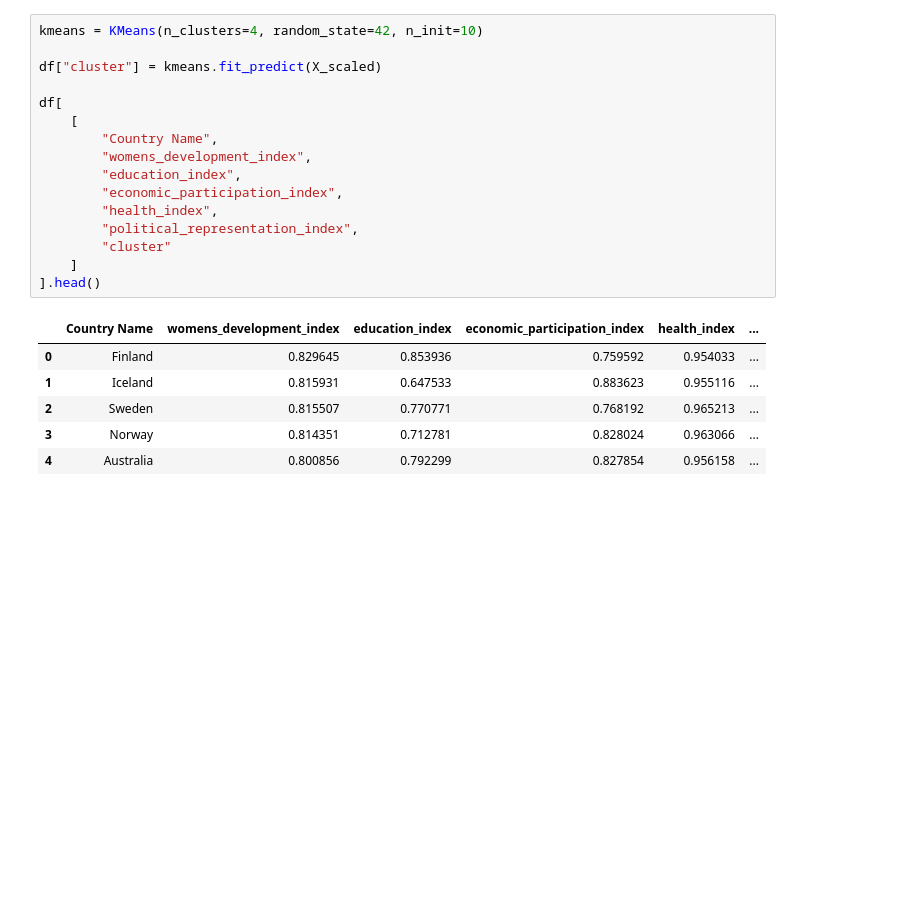
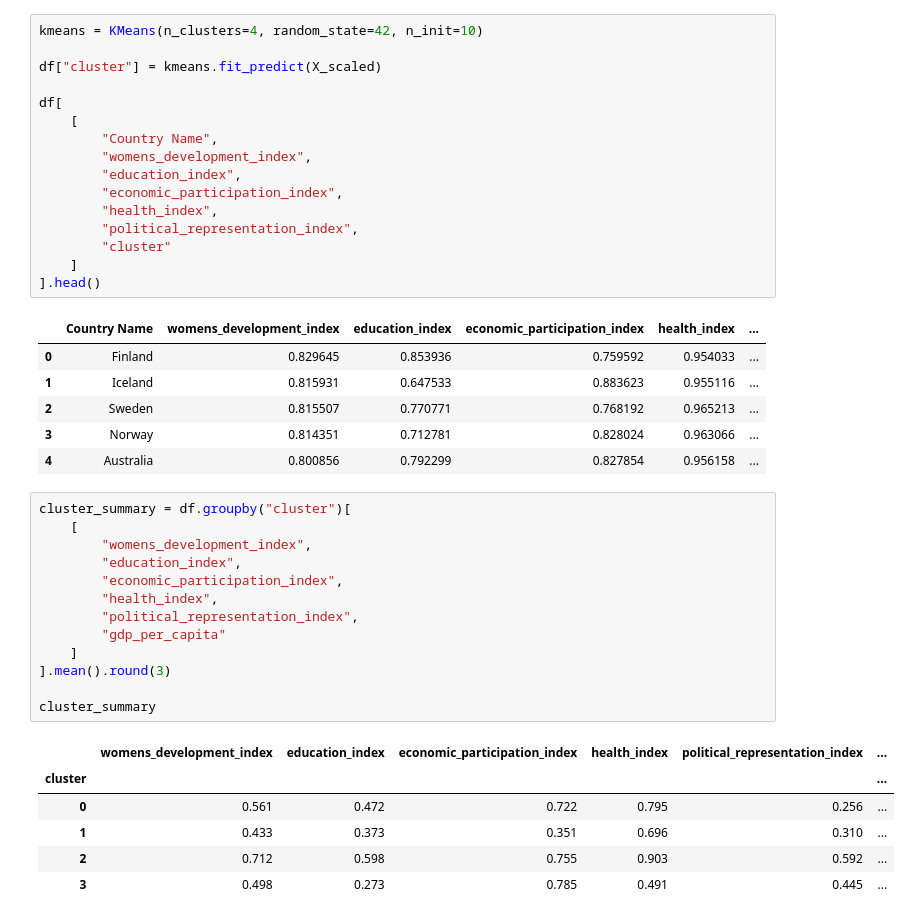
Before and after one commit to dianedalyop/Composite_IndicatorDAV_CA1, a Jupyter notebook: notebooks/clustering_analysis.ipynb, the cells around one changed output. Saved outputs shown, nothing was run; the diff lists cells and outputs as text; blank space fills up the shorter version.

```diff
--- a/notebooks/clustering_analysis.ipynb
+++ b/notebooks/clustering_analysis.ipynb
@@ -83,3 +83,23 @@ df[
 | 2 | Sweden | 0.815507 | 0.770771 | 0.768192 | 0.965213 | ... |
 | 3 | Norway | 0.814351 | 0.712781 | 0.828024 | 0.963066 | ... |
 | 4 | Australia | 0.800856 | 0.792299 | 0.827854 | 0.956158 | ... |
+# %%
+cluster_summary = df.groupby("cluster")[
+    [
+        "womens_development_index",
+        "education_index",
+        "economic_participation_index",
+        "health_index",
+        "political_representation_index",
+        "gdp_per_capita"
+    ]
+].mean().round(3)
+
+cluster_summary
+# %% [output]
+|  | womens_development_index | education_index | economic_participation_index | health_index | political_representation_index | ... |
+| cluster |  |  |  |  |  | ... |
+| 0 | 0.561 | 0.472 | 0.722 | 0.795 | 0.256 | ... |
+| 1 | 0.433 | 0.373 | 0.351 | 0.696 | 0.310 | ... |
+| 2 | 0.712 | 0.598 | 0.755 | 0.903 | 0.592 | ... |
+| 3 | 0.498 | 0.273 | 0.785 | 0.491 | 0.445 | ... |
```
Also changed, not shown: parts of 7 cells of this notebook, 3 other files.
